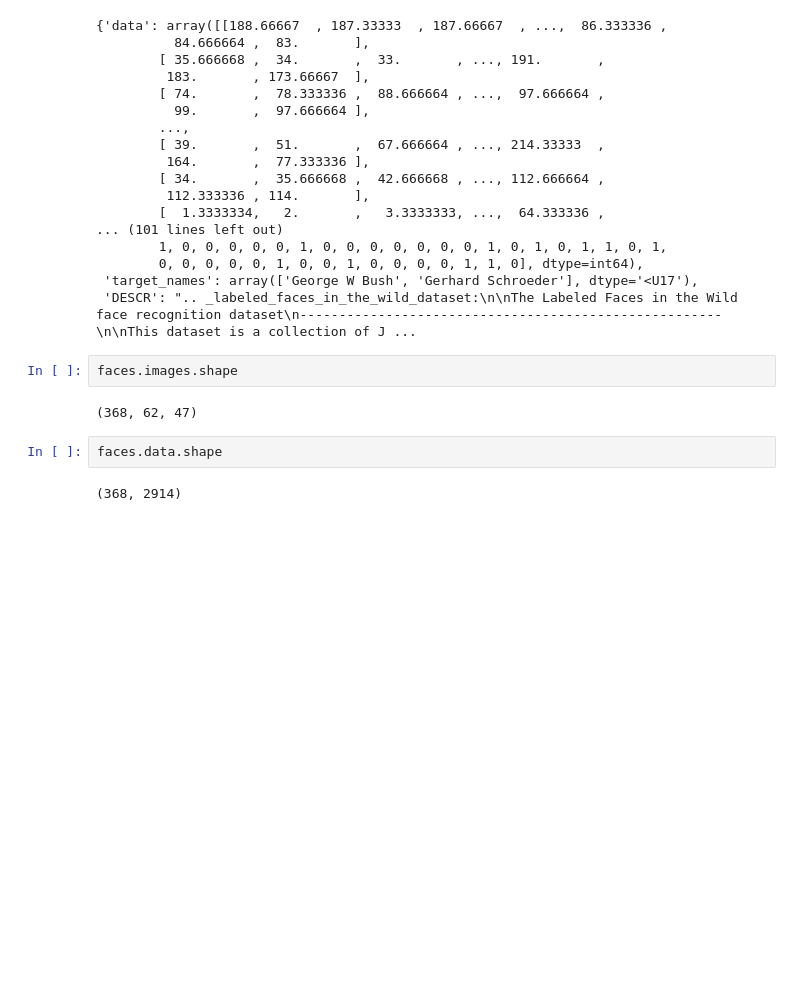
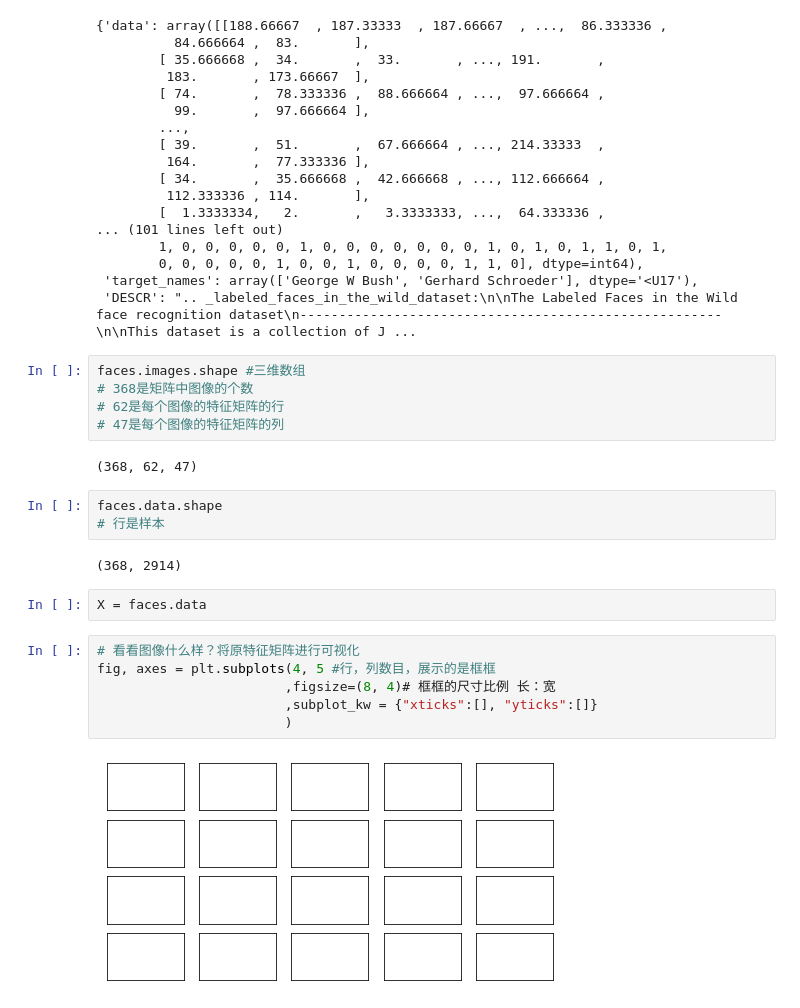
Before and after one commit to sunseayuy/sklearn-learning, a Jupyter notebook: sklearn中的降维算法PCA和SVD/2.3.3 重要属性components_ 人脸识别中的运用.ipynb, the cells around one changed output. Saved outputs shown, nothing was run; the diff lists cells and outputs as text; blank space fills up the shorter version.

```diff
--- a/sklearn中的降维算法PCA和SVD/2.3.3 重要属性components_ 人脸识别中的运用.ipynb
+++ b/sklearn中的降维算法PCA和SVD/2.3.3 重要属性components_ 人脸识别中的运用.ipynb
@@ -26,10 +29,24 @@ faces
  'target_names': array(['George W Bush', 'Gerhard Schroeder'], dtype='<U17'),
  'DESCR': ".. _labeled_faces_in_the_wild_dataset:\n\nThe Labeled Faces in the Wild face recognition dataset\n------------------------------------------------------\n\nThis dataset is a collection of J ...
 # %%
-faces.images.shape
+faces.images.shape #三维数组
+# 368是矩阵中图像的个数
+# 62是每个图像的特征矩阵的行
+# 47是每个图像的特征矩阵的列
 # %% [output]
 (368, 62, 47)
 # %%
 faces.data.shape
+# 行是样本
 # %% [output]
 (368, 2914)
+# %%
+X = faces.data
+# %%
+# 看看图像什么样？将原特征矩阵进行可视化
+fig, axes = plt.subplots(4, 5 #行，列数目，展示的是框框
+                        ,figsize=(8, 4)# 框框的尺寸比例 长：宽
+                        ,subplot_kw = {"xticks":[], "yticks":[]}
+                        )
+# %% [output]
+[figure, added]
```
Also changed, not shown: parts of 15 cells of this notebook, 1 other file.
